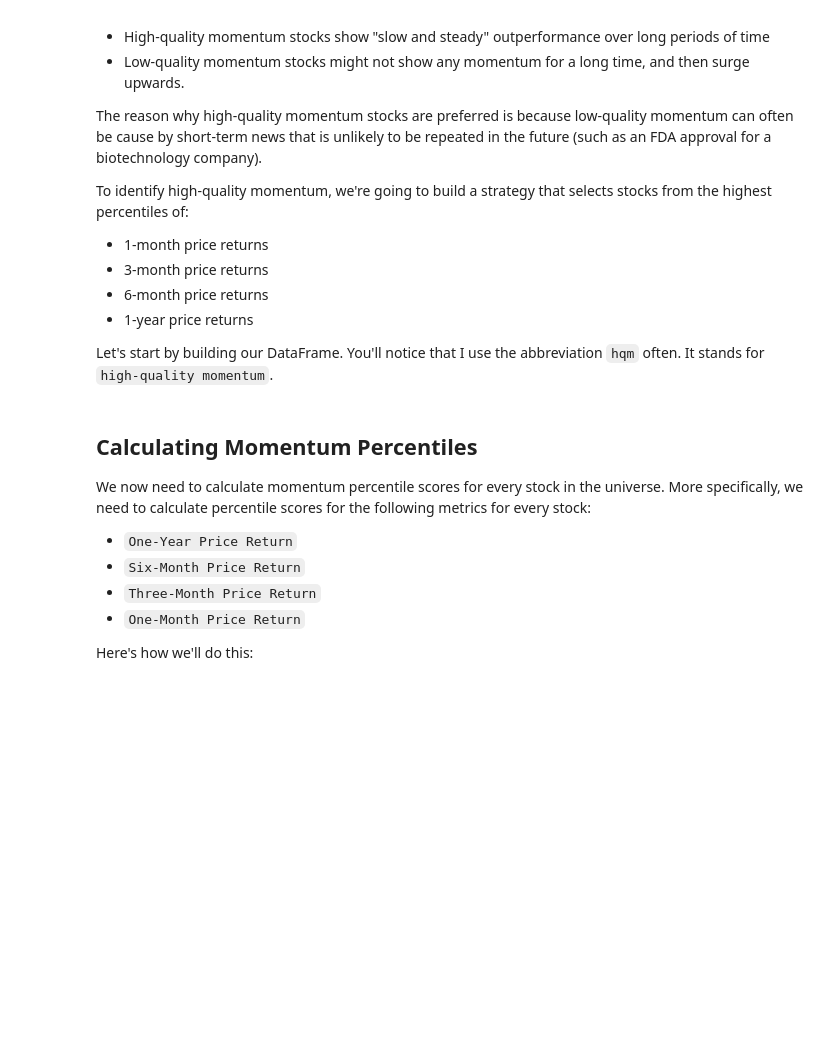
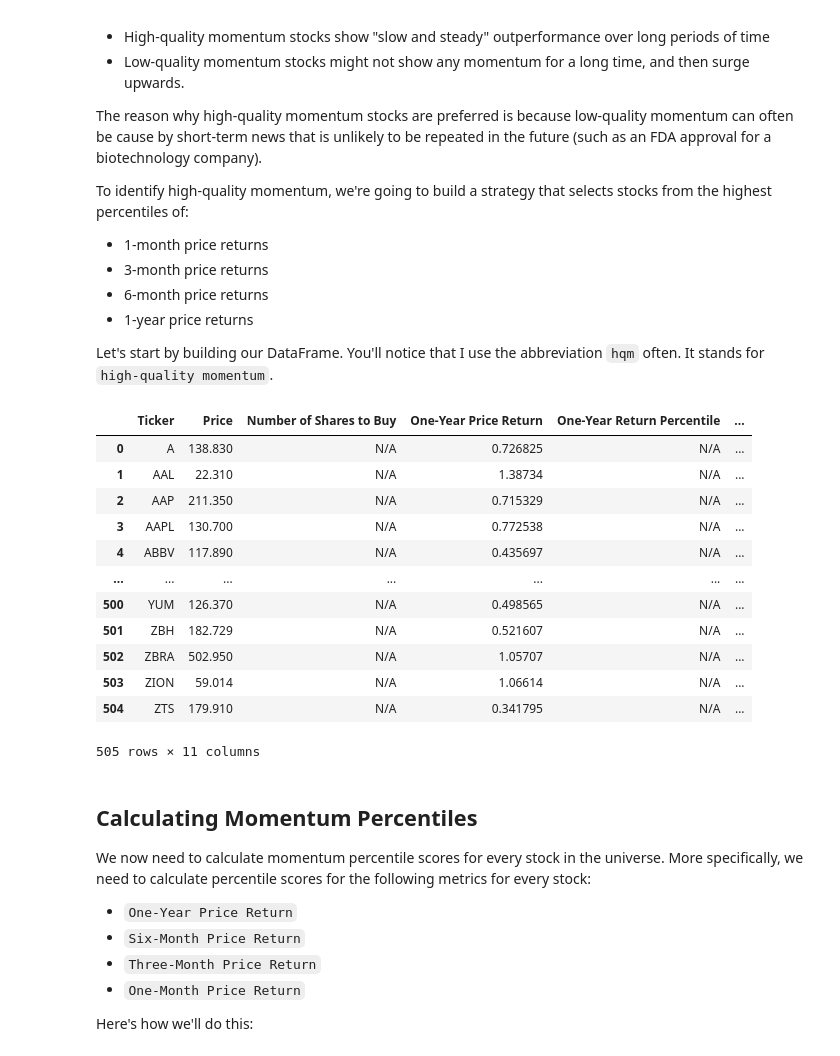
Before and after one commit to neranjaka/algorithmic-trading-python, a Jupyter notebook: starter_files/002_quantitative_momentum_strategy.ipynb, the cells around one changed output. Drawn from its saved outputs; the diff is of its cells as text; code cells hidden in the pictures; blank space fills up the shorter version.

```diff
--- a/starter_files/002_quantitative_momentum_strategy.ipynb
+++ b/starter_files/002_quantitative_momentum_strategy.ipynb
@@ -262,44 +264,59 @@ hqm_columns = [
     'Price',
     'Number of Shares to Buy',
     'One-Year Price Return',
     'One-Year Return Percentile',
     'Six-Month Price Return',
     'Six-Month Return Percentile',
     'Three-Month Price Return',
     'Three-Month Return Percentile',
     'One-Month Price Return',
     'One-Month Return Percentile'
 
 ]
 
 hqm_dataframe = pd.DataFrame(columns = hqm_columns)
 
 for symbol_string in symbol_strings:
     batch_api_call_url = f'https://sandbox.iexapis.com/stable/stock/market/batch?types=price,stats,quote&symbols={symbol_string}&token={IEX_CLOUD_API_TOKEN}'
     data = requests.get(batch_api_call_url).json()
 
     for symbol in symbol_string.split(','):
         hqm_dataframe = hqm_dataframe.append(
             pd.Series(
             [
-                'Ticker',
-                'Price',
-                'Number of Shares to Buy',
-                'One-Year Price Return',
-                'One-Year Return Percentile',
-                'Six-Month Price Return',
-                'Six-Month Return Percentile',
-                'Three-Month Price Return',
-                'Three-Month Return Percentile',
-                'One-Month Price Return',
-                'One-Month Return Percentile'
+                symbol,
+                data[symbol]['price'],
+                'N/A',
+                data[symbol]['stats']['year1ChangePercent'],
+                'N/A',
+                data[symbol]['stats']['month6ChangePercent'],
+                'N/A',
+                data[symbol]['stats']['month3ChangePercent'],
+                'N/A',
+                data[symbol]['stats']['month1ChangePercent'],
+                'N/A'
 
             ],
 
             index = hqm_columns),
             ignore_index = True
 
         )
+hqm_dataframe
+# %% [output]
+|  | Ticker | Price | Number of Shares to Buy | One-Year Price Return | One-Year Return Percentile | ... |
+| 0 | A | 138.830 | N/A | 0.726825 | N/A | ... |
+| 1 | AAL | 22.310 | N/A | 1.38734 | N/A | ... |
+| 2 | AAP | 211.350 | N/A | 0.715329 | N/A | ... |
+| 3 | AAPL | 130.700 | N/A | 0.772538 | N/A | ... |
+| 4 | ABBV | 117.890 | N/A | 0.435697 | N/A | ... |
+| ... | ... | ... | ... | ... | ... | ... |
+| 500 | YUM | 126.370 | N/A | 0.498565 | N/A | ... |
+| 501 | ZBH | 182.729 | N/A | 0.521607 | N/A | ... |
+| 502 | ZBRA | 502.950 | N/A | 1.05707 | N/A | ... |
+| 503 | ZION | 59.014 | N/A | 1.06614 | N/A | ... |
+| 504 | ZTS | 179.910 | N/A | 0.341795 | N/A | ... |
+505 rows × 11 columns
 # %% [markdown]
 ## Calculating Momentum Percentiles
 
```
Also changed, not shown: parts of 7 cells of this notebook.
